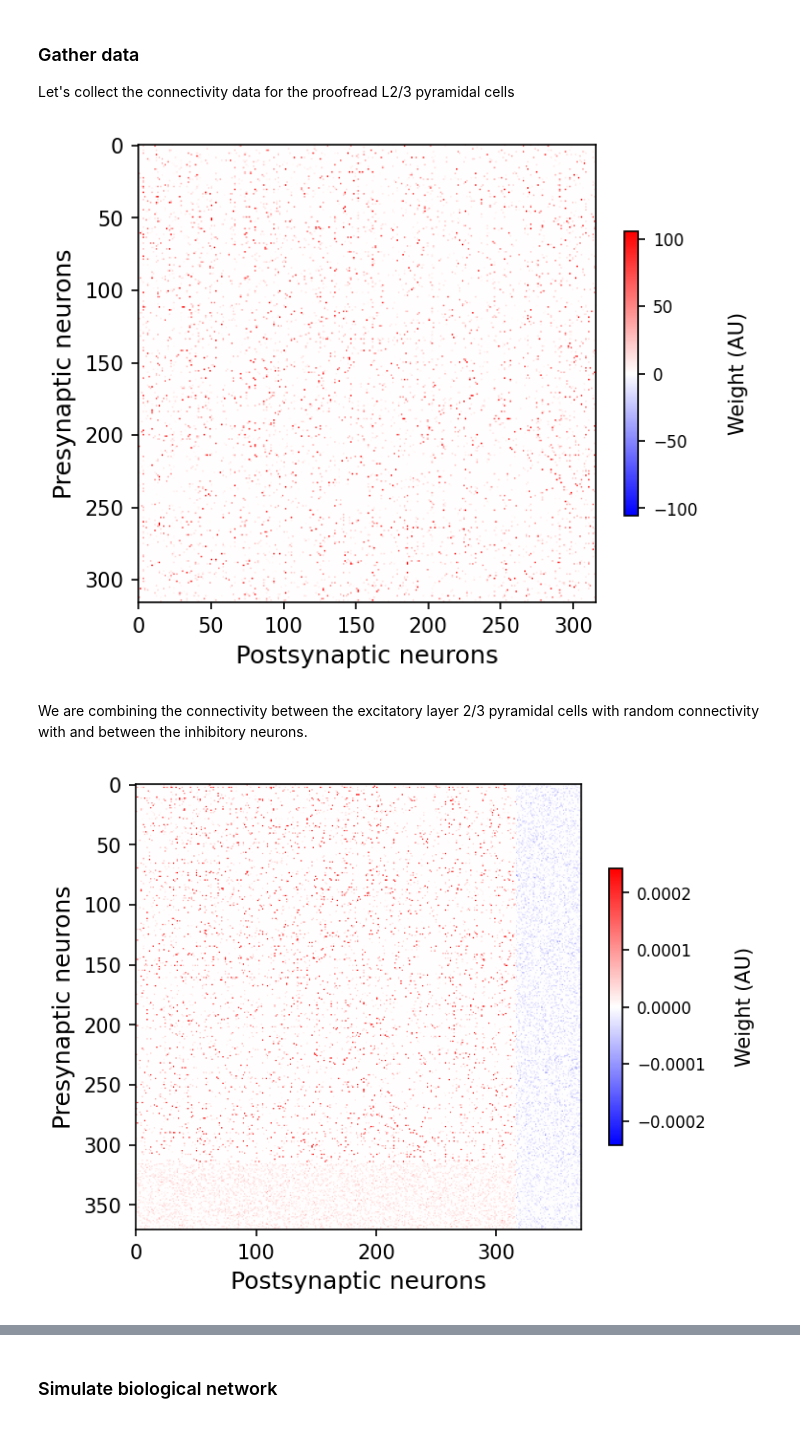
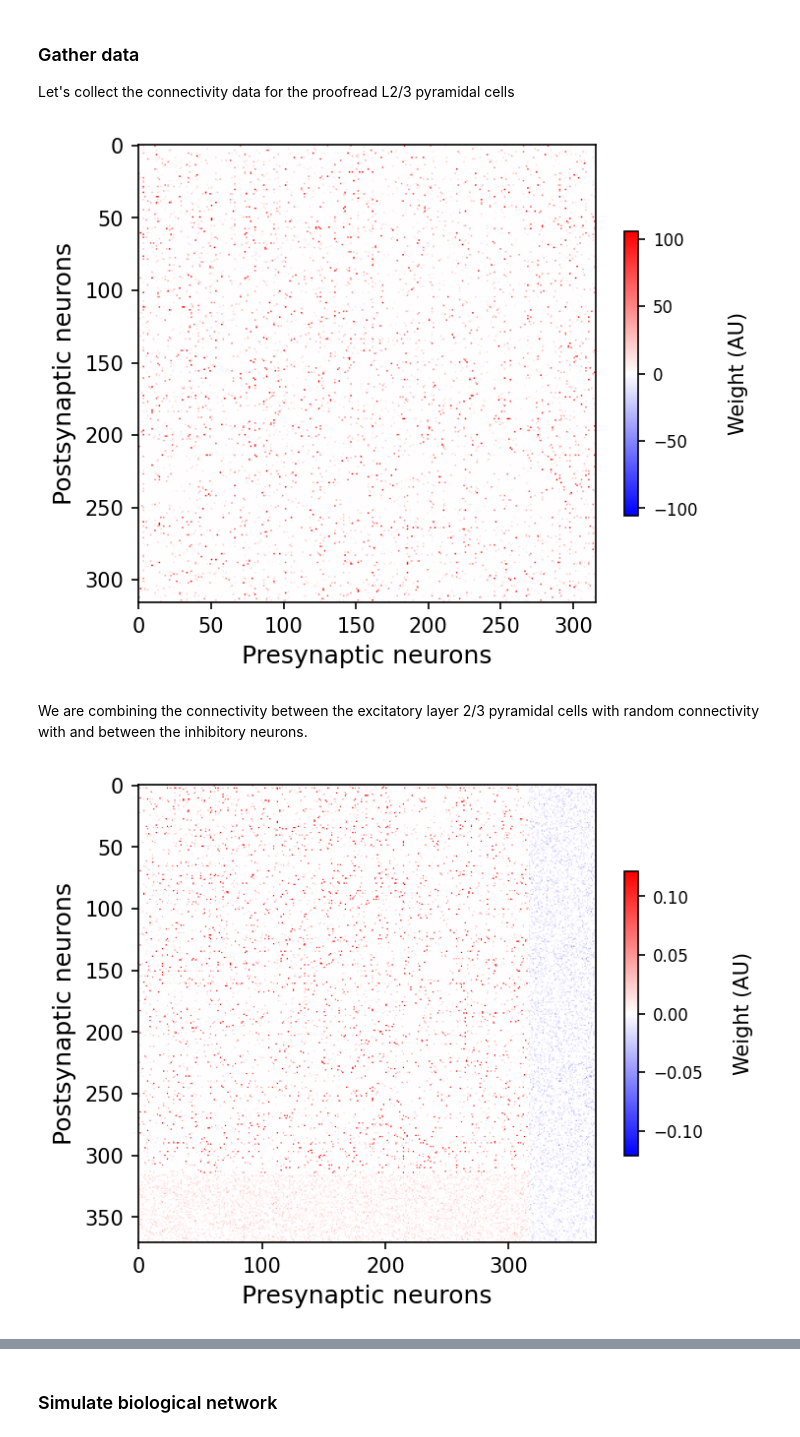
Before and after one commit to jgreen83/Spring2026-Connectome-Pseudospectra, a Jupyter notebook: Modelling_local_circuits_new_balance.ipynb, the cells around one changed output, grey strips where cells are left out. Cells and saved outputs as stored; diff of their text form; code cells hidden in the pictures.

```diff
--- a/Modelling_local_circuits_new_balance.ipynb
+++ b/Modelling_local_circuits_new_balance.ipynb
@@ -47,8 +47,8 @@ def plot_matrix(W: np.ndarray):
     fig, ax = plt.subplots(figsize=(5, 5), dpi=150)
     im = ax.imshow(W.T, vmin=-W_extreme_val, vmax=W_extreme_val, cmap="bwr")
 
-    ax.set_xlabel("Postsynaptic neurons", fontsize=12)
-    ax.set_ylabel("Presynaptic neurons", fontsize=12)
+    ax.set_ylabel("Postsynaptic neurons", fontsize=12)
+    ax.set_xlabel("Presynaptic neurons", fontsize=12)
 
     cbar = fig.colorbar(im, ax=ax, shrink=.5)
     cbar.ax.tick_params(labelsize=8)
@@ -587,16 +587,16 @@ syn_mat_l23 = np.array(syn_mat_df_l23.reindex(input_output_ids).reindex(columns=
 # Plot matrix
 plot_matrix(syn_mat_l23)
 # %% [output]
-[figure, old version]
+[figure, new version]
 # %% [markdown]
 We are combining the connectivity between the excitatory layer 2/3 pyramidal cells with random connectivity with and between the inhibitory neurons.
 # %%
-W = observed_plus_random_connectivity_matrix(syn_mat_l23, r_inhibitory=r_inhibitory, g=g,
+W = observed_plus_random_connectivity_matrix(syn_mat_l23, r_inhibitory=r_inhibitory, g=500*g,
                                              connectivity_proba=connectivity_proba, random_seed=random_seed,
                                              inh_exc_balance=inh_exc_balance)
 plot_matrix(W)
 # %% [output]
-[figure, old version]
+[figure, new version]
 # %%
 #check balance conditions
 JEE = np.mean(np.sum(W[:len(syn_mat_l23), :len(syn_mat_l23)], axis=1))
```
Also changed, not shown: parts of 16 cells of this notebook.
